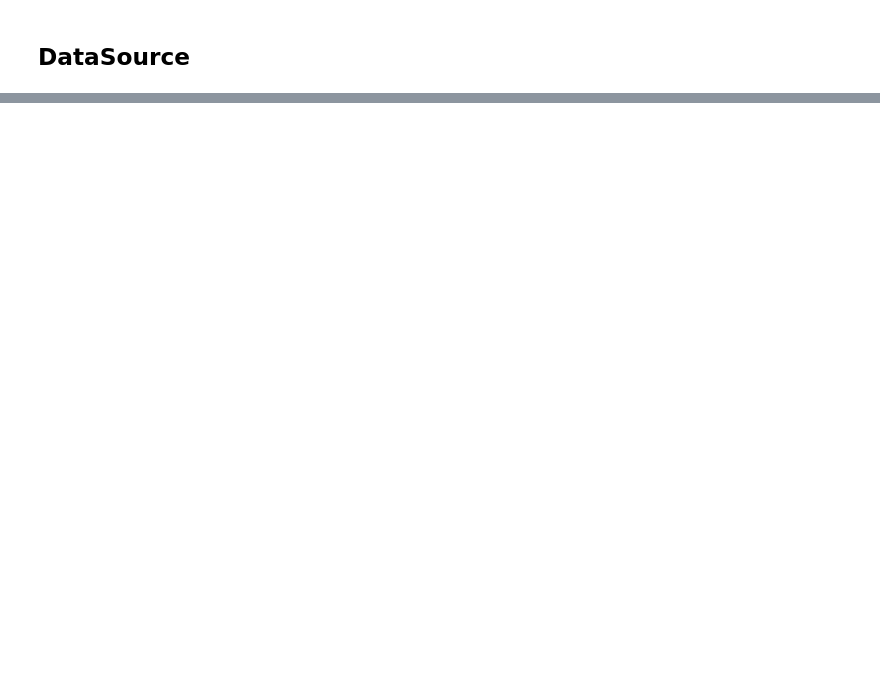
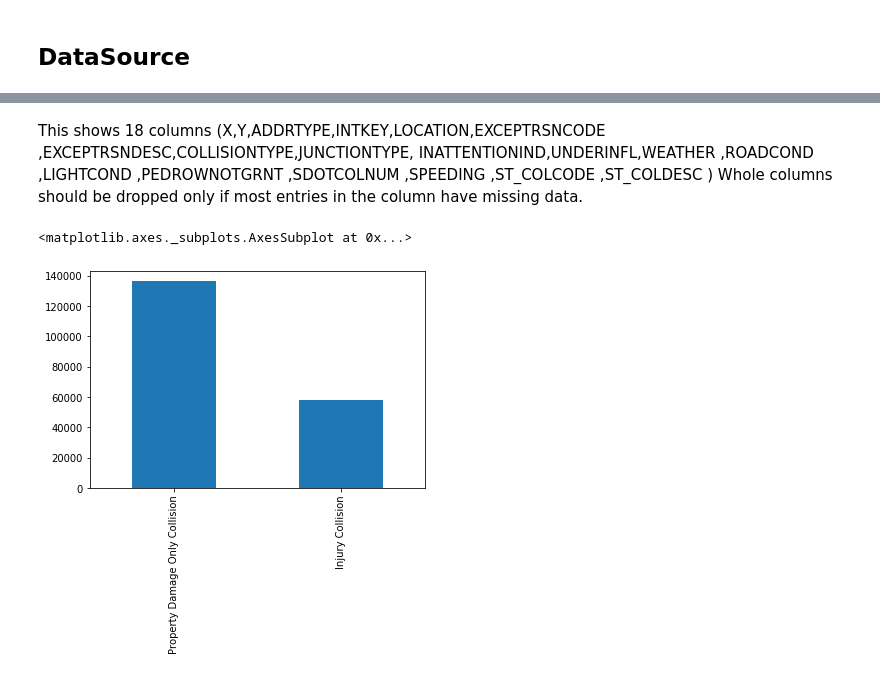
Before and after one commit to Ceemamatters/Coursera_Capstone, a Jupyter notebook: wk2.ipynb, the cells around one changed output, grey strips where cells are left out. Drawn from its saved outputs; the diff is of its cells as text; code cells hidden in the pictures; blank space fills up the shorter version.

Commit message:
added more details to data analysis

```diff
--- a/wk2.ipynb
+++ b/wk2.ipynb
@@ -15,0 +20,3 @@ be Location, Road condition, Weather condition, Junction, Car speeding, number o
+# %%
+df=pd.read_csv("C:\Ceema\Data Science Course Era\FinalCapstone\Data-Collisions.csv")
+df.shape
@@ -15,0 +73,2 @@ be Location, Road condition, Weather condition, Junction, Car speeding, number o
+# %% [markdown]
+This shows 18 columns (X,Y,ADDRTYPE,INTKEY,LOCATION,EXCEPTRSNCODE   ,EXCEPTRSNDESC,COLLISIONTYPE,JUNCTIONTYPE, INATTENTIONIND,UNDERINFL,WEATHER   ,ROADCOND   ,LIGHTCOND   ,PEDROWNOTGRNT   ,SDOTCOLNUM   ,SPEEDING  ,ST_COLCODE   ,ST_COLDESC )   Whole columns should be dropped only if most entries in the column have missing data.
@@ -15,0 +77,5 @@ be Location, Road condition, Weather condition, Junction, Car speeding, number o
+# %%
+df['SEVERITYDESC'].value_counts().plot(kind='bar')
+# %% [output]
+<matplotlib.axes._subplots.AxesSubplot at 0x...>
+[figure, added]
```
Also changed, not shown: parts of 18 cells of this notebook.
